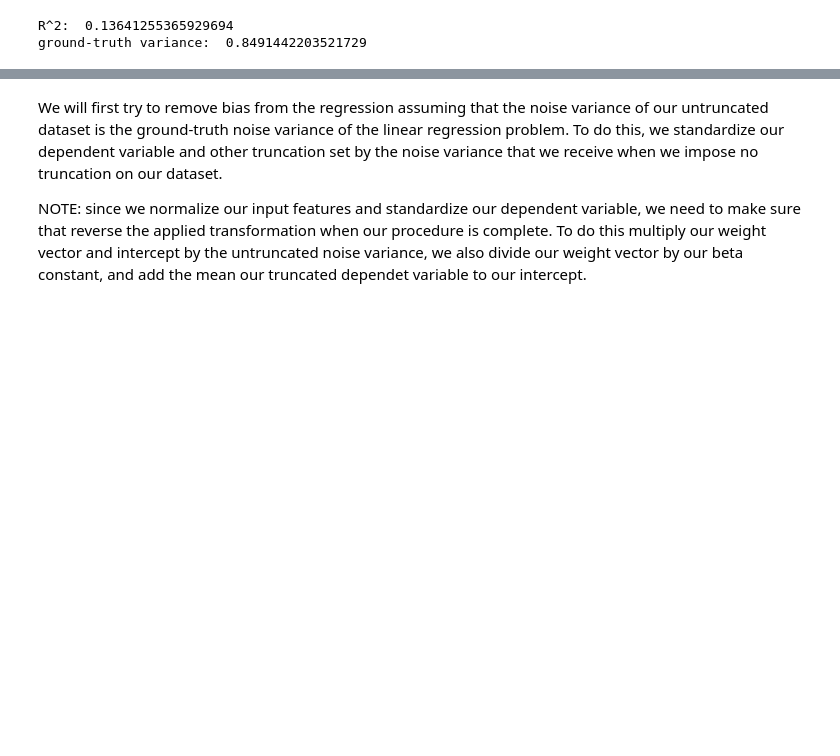
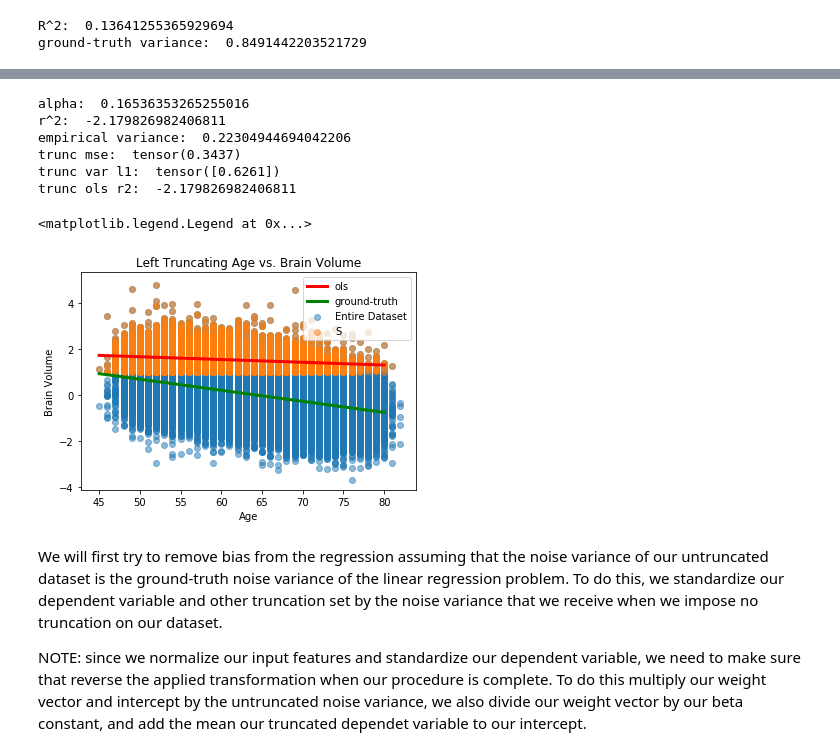
Before and after one commit to pstefanou12/Trunc-Bio, a Jupyter notebook: Brain Volume.ipynb, the cells around one changed output, grey strips where cells are left out. Cells and saved outputs as stored; diff of their text form; code cells hidden in the pictures; blank space fills up the shorter version.

```diff
--- a/Brain Volume.ipynb
+++ b/Brain Volume.ipynb
@@ -346,3 +316,43 @@ empirical variance:  0.22304944694042206
+# %%
+phi = oracle.Left_Regression(1.0)
+indices = phi(y).flatten().nonzero(as_tuple=False).flatten()
+x_trunc, y_trunc = X[indices], y[indices]
+alpha = x_trunc.size(0) / X.size(0)
+print("alpha: ", alpha)
+
+trunc_ols = LinearRegression()
+trunc_ols.fit(x_trunc, y_trunc)
+score = trunc_ols.score(X, y)
+print("r^2: ", score)
+emp_var = (y_trunc - trunc_ols.predict(x_trunc)).var(0)
+print('empirical variance: ', float(emp_var))
+emp_ = ch.from_numpy(np.concatenate([trunc_ols.coef_.flatten(), trunc_ols.intercept_]))
+
+trunc_mse = mse_loss(emp_, gt_)
+print("trunc mse: ", trunc_mse)
+trunc_var_l1 = abs(emp_var - gt_var)
+print("trunc var l1: ", trunc_var_l1)
+trunc_r2 = r2_score(y, X@trunc_ols.coef_ + trunc_ols.intercept_)
+print("trunc ols r2: ", trunc_r2)
+
+plt.scatter(X, y, alpha=.5, label='Entire Dataset')
+plt.scatter(x_trunc, y_trunc, alpha=.5, label='S')
+data = ch.linspace(45, 80, 100)[...,None]
+plt.plot(data, data@trunc_ols.coef_ + trunc_ols.intercept_, color='red', label='ols', linewidth=3.0)
+plt.plot(data, data@gt_ols.coef_ + gt_ols.intercept_, color='green', label='ground-truth', linewidth=3.0)
+plt.xlabel('Age')
+plt.ylabel('Brain Volume')
+plt.title('Left Truncating Age vs. Brain Volume')
+plt.legend()
+# %% [output]
+alpha:  0.16536353265255016
+r^2:  -2.179826982406811
+empirical variance:  0.22304944694042206
+trunc mse:  tensor(0.3437)
+trunc var l1:  tensor([0.6261])
+trunc ols r2:  -2.179826982406811
+<matplotlib.legend.Legend at 0x...>
+[figure, added]
 # %% [markdown]
 We will first try to remove bias from the regression assuming that the noise variance of our untruncated dataset is the ground-truth noise variance of the linear regression problem. To do this, we standardize our dependent variable and other truncation set by the noise variance that we receive when we impose no truncation on our dataset.
 
```
Also changed, not shown: parts of 49 cells of this notebook.
